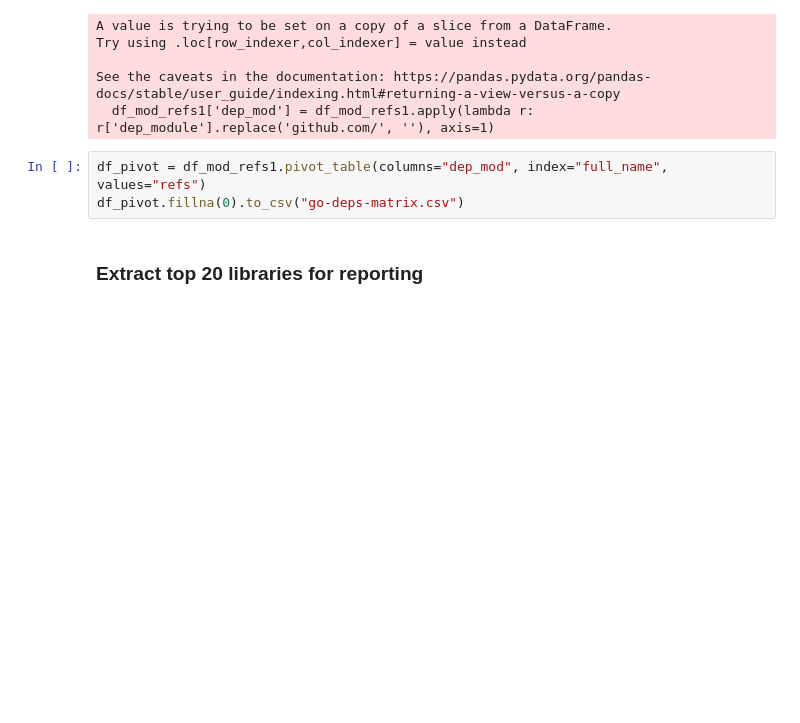
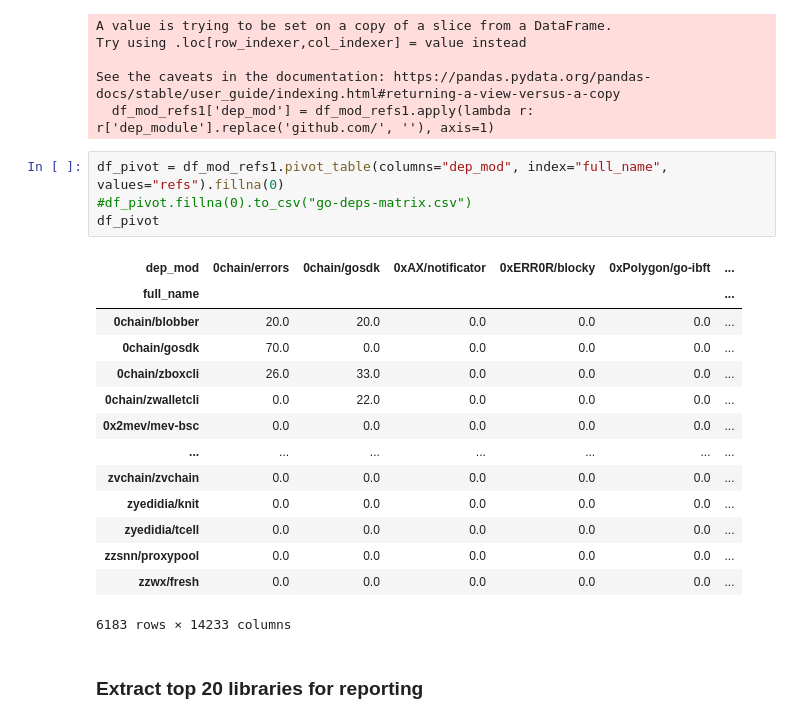
Before and after one commit to schnell18/play-data-science, a Jupyter notebook: msr-golang/etl.ipynb, the cells around one changed output. Cells and saved outputs as stored; diff of their text form; blank space fills up the shorter version.

```diff
--- a/msr-golang/etl.ipynb
+++ b/msr-golang/etl.ipynb
@@ -160,8 +160,24 @@ Try using .loc[row_indexer,col_indexer] = value instead
 See the caveats in the documentation: https://pandas.pydata.org/pandas-docs/stable/user_guide/indexing.html#returning-a-view-versus-a-copy
   df_mod_refs1['dep_mod'] = df_mod_refs1.apply(lambda r: r['dep_module'].replace('github.com/', ''), axis=1)
 # %%
-df_pivot = df_mod_refs1.pivot_table(columns="dep_mod", index="full_name", values="refs")
-df_pivot.fillna(0).to_csv("go-deps-matrix.csv")
+df_pivot = df_mod_refs1.pivot_table(columns="dep_mod", index="full_name", values="refs").fillna(0)
+#df_pivot.fillna(0).to_csv("go-deps-matrix.csv")
+df_pivot
+# %% [output]
+| dep_mod | 0chain/errors | 0chain/gosdk | 0xAX/notificator | 0xERR0R/blocky | 0xPolygon/go-ibft | ... |
+| full_name |  |  |  |  |  | ... |
+| 0chain/blobber | 20.0 | 20.0 | 0.0 | 0.0 | 0.0 | ... |
+| 0chain/gosdk | 70.0 | 0.0 | 0.0 | 0.0 | 0.0 | ... |
+| 0chain/zboxcli | 26.0 | 33.0 | 0.0 | 0.0 | 0.0 | ... |
+| 0chain/zwalletcli | 0.0 | 22.0 | 0.0 | 0.0 | 0.0 | ... |
+| 0x2mev/mev-bsc | 0.0 | 0.0 | 0.0 | 0.0 | 0.0 | ... |
+| ... | ... | ... | ... | ... | ... | ... |
+| zvchain/zvchain | 0.0 | 0.0 | 0.0 | 0.0 | 0.0 | ... |
+| zyedidia/knit | 0.0 | 0.0 | 0.0 | 0.0 | 0.0 | ... |
+| zyedidia/tcell | 0.0 | 0.0 | 0.0 | 0.0 | 0.0 | ... |
+| zzsnn/proxypool | 0.0 | 0.0 | 0.0 | 0.0 | 0.0 | ... |
+| zzwx/fresh | 0.0 | 0.0 | 0.0 | 0.0 | 0.0 | ... |
+6183 rows × 14233 columns
 # %% [markdown]
 ### Extract top 20 libraries for reporting
 # %%
```
Also changed, not shown: parts of 1 cell of this notebook, 15 other files.
